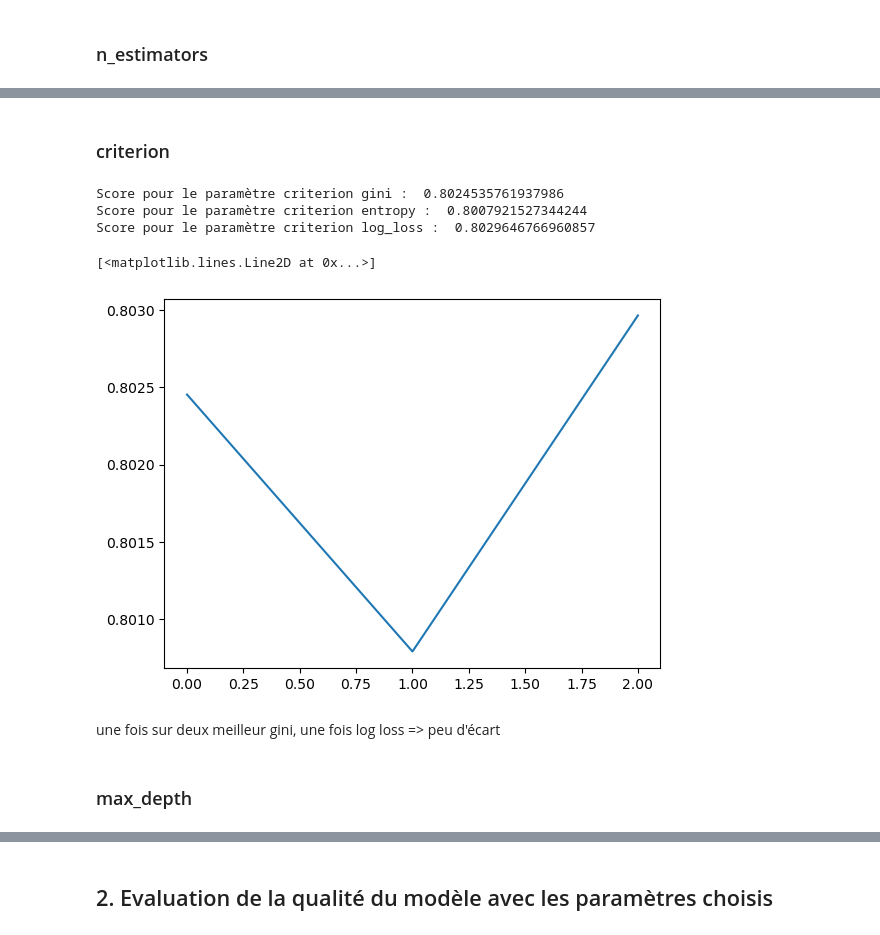
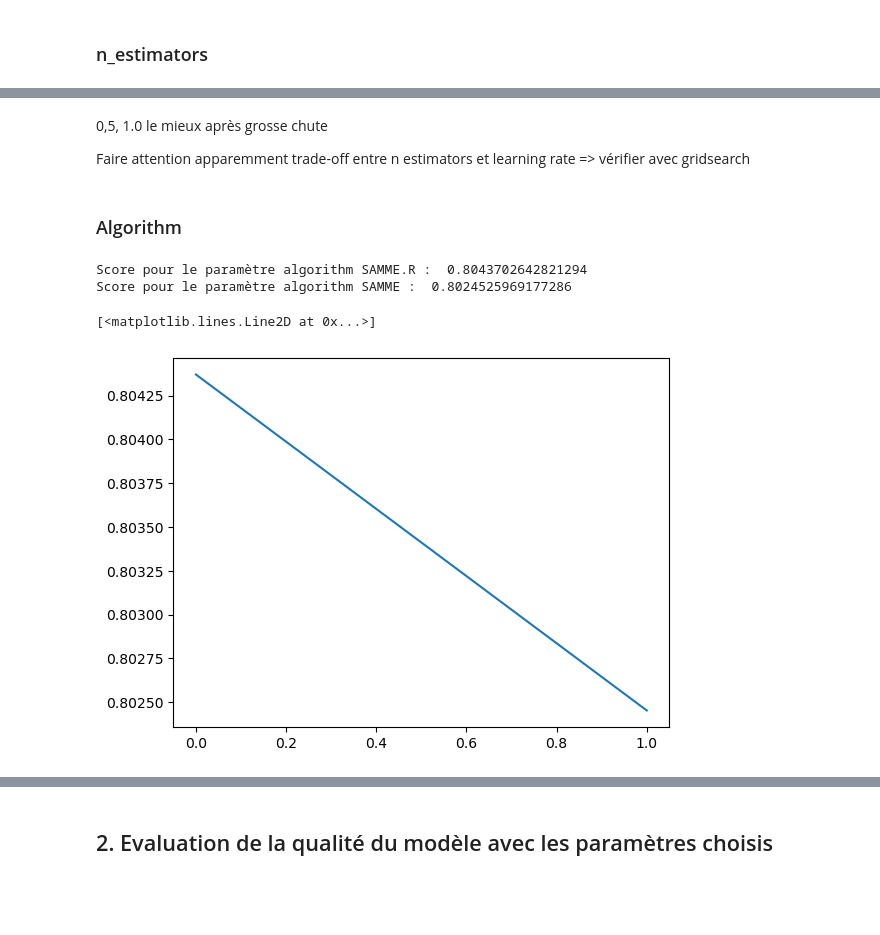
Before and after one commit to thomasclgnt/AS, a Jupyter notebook: AdaBoost.ipynb, the cells around one changed output, grey strips where cells are left out. Drawn from its saved outputs; the diff is of its cells as text; code cells hidden in the pictures; blank space fills up the shorter version.

Commit message:
AdaBoost base OK, reste à faire grid 5% - 10%

```diff
--- a/AdaBoost.ipynb
+++ b/AdaBoost.ipynb
@@ -24,7 +24,7 @@ Y_all = labels
 X_all,Y_all = shuffle(X_all,Y_all, random_state=0)
 
 # Only use first N samples to limit training time
-sample = 0.05
+sample = 0.01
 num_samples = int(len(X_all)*sample)
 X,Y = X_all[:num_samples], Y_all[:num_samples]
 
@@ -83,9 +81,10 @@ Paramètres défaut : param_def ={
 ### n_estimators
 # %%
 val_score = []
-tab = [50, 100, 200, 300, 400, 500]
+tab = [300, 400, 500, 600, 700, 800]
 for n in tab:
-    score = cross_val_score(RandomForestClassifier(n_estimators=n), X_train, Y_train, cv=5).mean()
+    score = cross_val_score(AdaBoostClassifier(n_estimators=n), X_train, Y_train, cv=5).mean()
+    print("Score pour le paramètre n_estimators", n, ": ",score)
     val_score.append(score)
 
 plt.plot(val_score)
@@ -96,0 +104,8 @@ optimal autour de 200
+# %%
+val_score = []
+for l in [0.1, 0.5, 1.0, 2.0, 5.0, 10.0]:
+    score = cross_val_score(AdaBoostClassifier(learning_rate=l), X_train, Y_train, cv=5).mean()
+    print("Score pour le paramètre learning_rate", l, ": ",score)
+    val_score.append(score)
+
+plt.plot(val_score)
@@ -97,20 +121,19 @@ optimal autour de 200
+# %% [markdown]
+0,5, 1.0 le mieux après grosse chute
+
+Faire attention apparemment trade-off entre n estimators et learning rate => vérifier avec gridsearch
 # %% [markdown]
-### criterion
+### Algorithm
 # %%
 val_score = []
-for c in ['gini', 'entropy', 'log_loss']:
-    score = cross_val_score(RandomForestClassifier(criterion=c), X_train, Y_train, cv=5).mean()
-    print("Score pour le paramètre criterion", c, ": ",score)
+for a in ['SAMME.R', 'SAMME']:
+    score = cross_val_score(AdaBoostClassifier(algorithm=a), X_train, Y_train, cv=5).mean()
+    print("Score pour le paramètre algorithm", a, ": ",score)
     val_score.append(score)
 
 plt.plot(val_score)
 # %% [output]
-Score pour le paramètre criterion gini :  0.8024535761937986
-Score pour le paramètre criterion entropy :  0.8007921527344244
-Score pour le paramètre criterion log_loss :  0.8029646766960857
+Score pour le paramètre algorithm SAMME.R :  0.8043702642821294
+Score pour le paramètre algorithm SAMME :  0.8024525969177286
 [<matplotlib.lines.Line2D at 0x...>]
-[figure, old version]
+[figure, new version]
-# %% [markdown]
-une fois sur deux meilleur gini, une fois log loss => peu d'écart
-# %% [markdown]
-### max_depth
```
Also changed, not shown: parts of 40 cells of this notebook, 1 other file.
